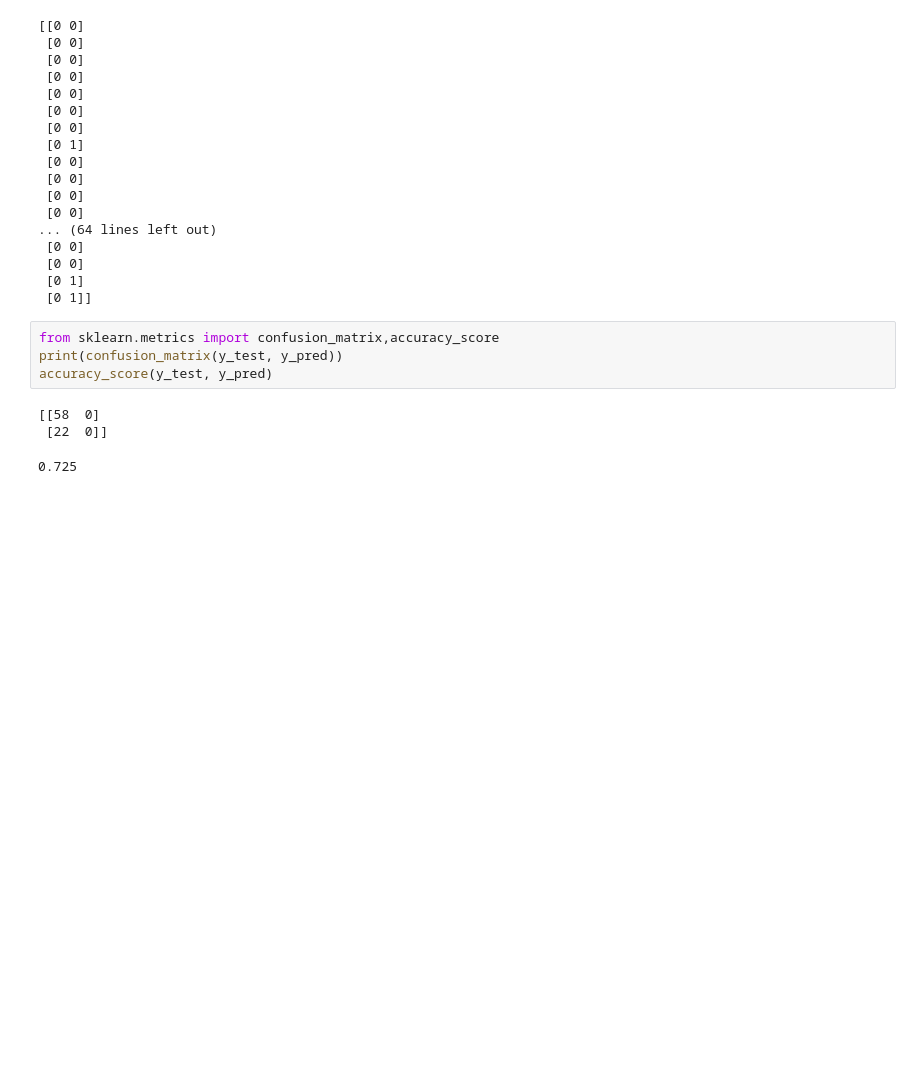
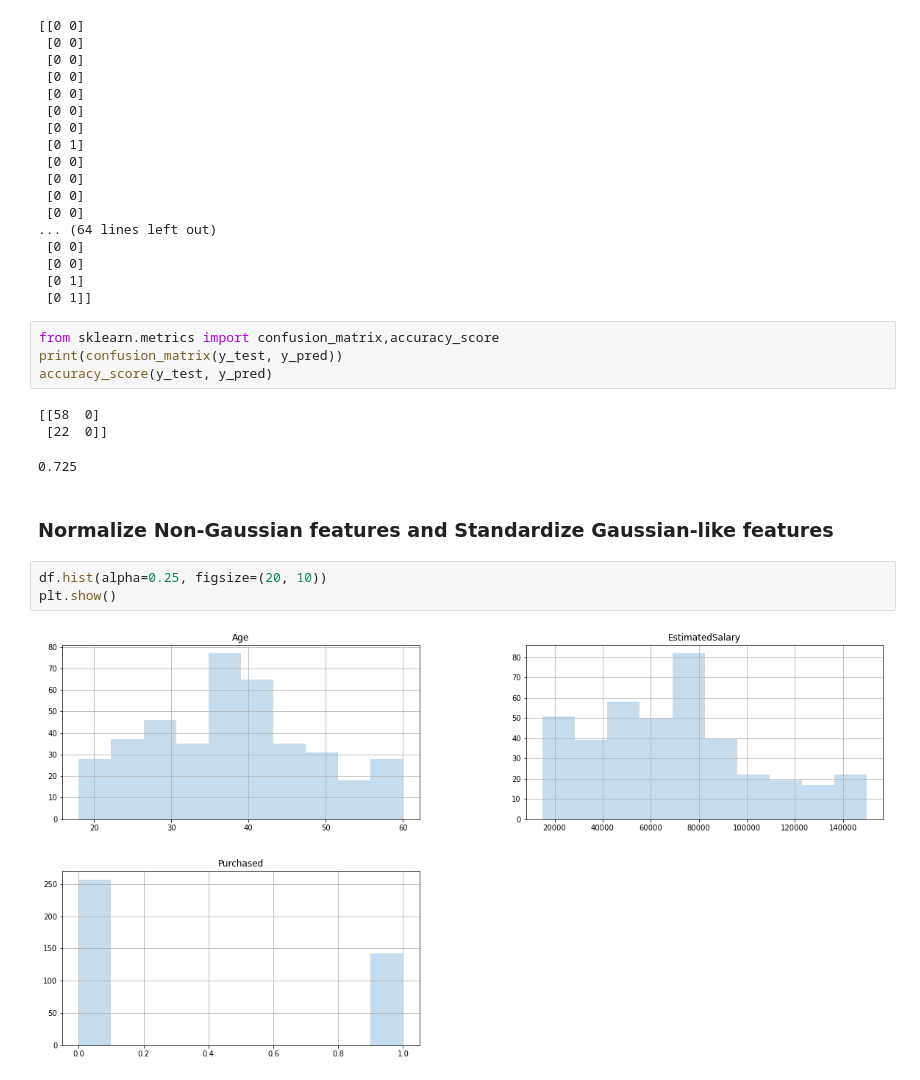
Before and after one commit to SouraVMacwaN/Machine-LEARN-EASY-, a Jupyter notebook: Logistic Regression/logistic_Reg.ipynb, the cells around one changed output. Saved outputs shown, nothing was run; the diff lists cells and outputs as text; blank space fills up the shorter version.

```diff
--- a/Logistic Regression/logistic_Reg.ipynb
+++ b/Logistic Regression/logistic_Reg.ipynb
@@ -83,3 +83,10 @@ accuracy_score(y_test, y_pred)
 [[58  0]
  [22  0]]
 0.725
+# %% [markdown]
+### Normalize Non-Gaussian features and Standardize Gaussian-like features
+# %%
+df.hist(alpha=0.25, figsize=(20, 10))
+plt.show()
+# %% [output]
+[figure, added]
```
Also changed, not shown: parts of 7 cells of this notebook.
